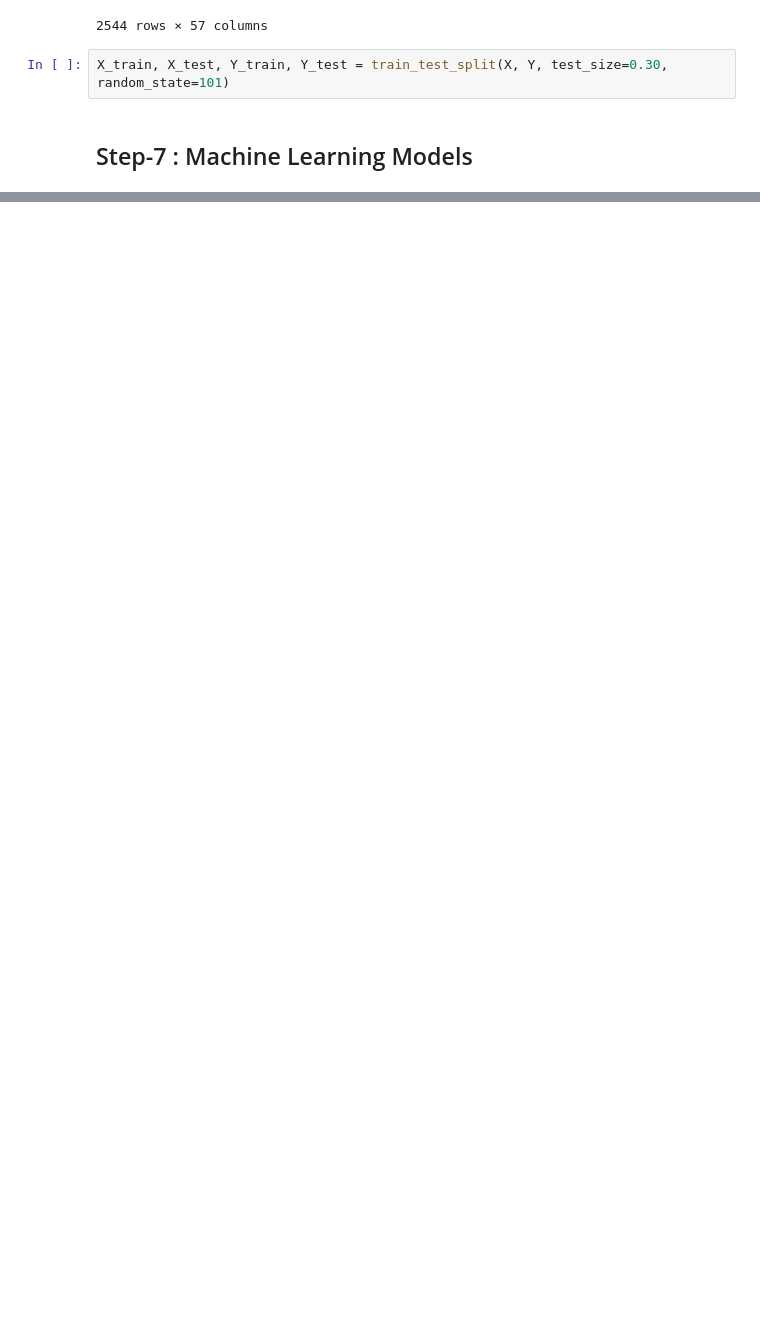
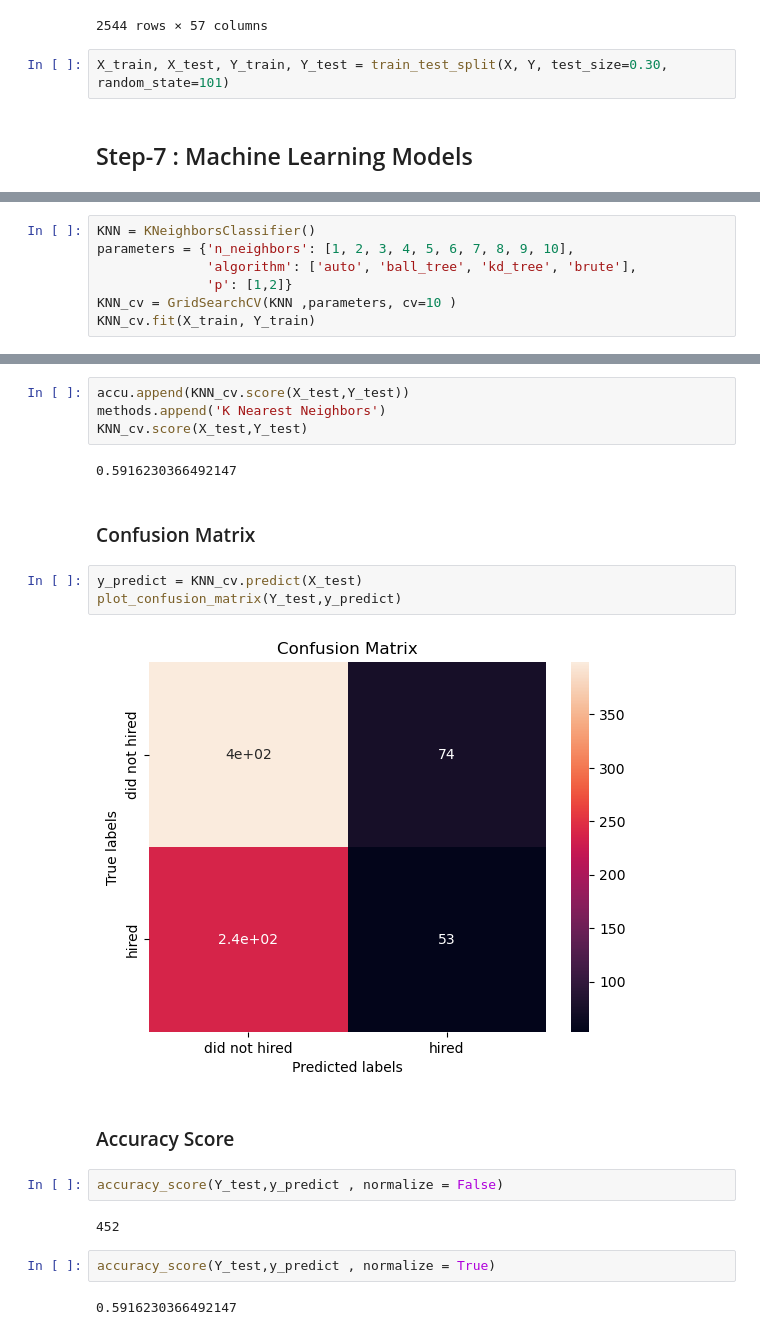
Before and after one commit to ilish65/Pathrise_project, a Jupyter notebook: pathrise.ipynb, the cells around one changed output, grey strips where cells are left out. Drawn from its saved outputs; the diff is of its cells as text; blank space fills up the shorter version.

```diff
--- a/pathrise.ipynb
+++ b/pathrise.ipynb
@@ -626,0 +712,7 @@ X_train, X_test, Y_train, Y_test = train_test_split(X, Y, test_size=0.30, random
+# %%
+KNN = KNeighborsClassifier()
+parameters = {'n_neighbors': [1, 2, 3, 4, 5, 6, 7, 8, 9, 10],
+              'algorithm': ['auto', 'ball_tree', 'kd_tree', 'brute'],
+              'p': [1,2]}
+KNN_cv = GridSearchCV(KNN ,parameters, cv=10 )
+KNN_cv.fit(X_train, Y_train)
@@ -626,0 +730,23 @@ X_train, X_test, Y_train, Y_test = train_test_split(X, Y, test_size=0.30, random
+# %%
+accu.append(KNN_cv.score(X_test,Y_test))
+methods.append('K Nearest Neighbors')
+KNN_cv.score(X_test,Y_test)
+# %% [output]
+0.5916230366492147
+# %% [markdown]
+### Confusion Matrix
+# %%
+y_predict = KNN_cv.predict(X_test)
+plot_confusion_matrix(Y_test,y_predict)
+# %% [output]
+[figure, added]
+# %% [markdown]
+### Accuracy Score
+# %%
+accuracy_score(Y_test,y_predict , normalize = False)
+# %% [output]
+452
+# %%
+accuracy_score(Y_test,y_predict , normalize = True)
+# %% [output]
+0.5916230366492147
```
Also changed, not shown: parts of 50 cells of this notebook.
